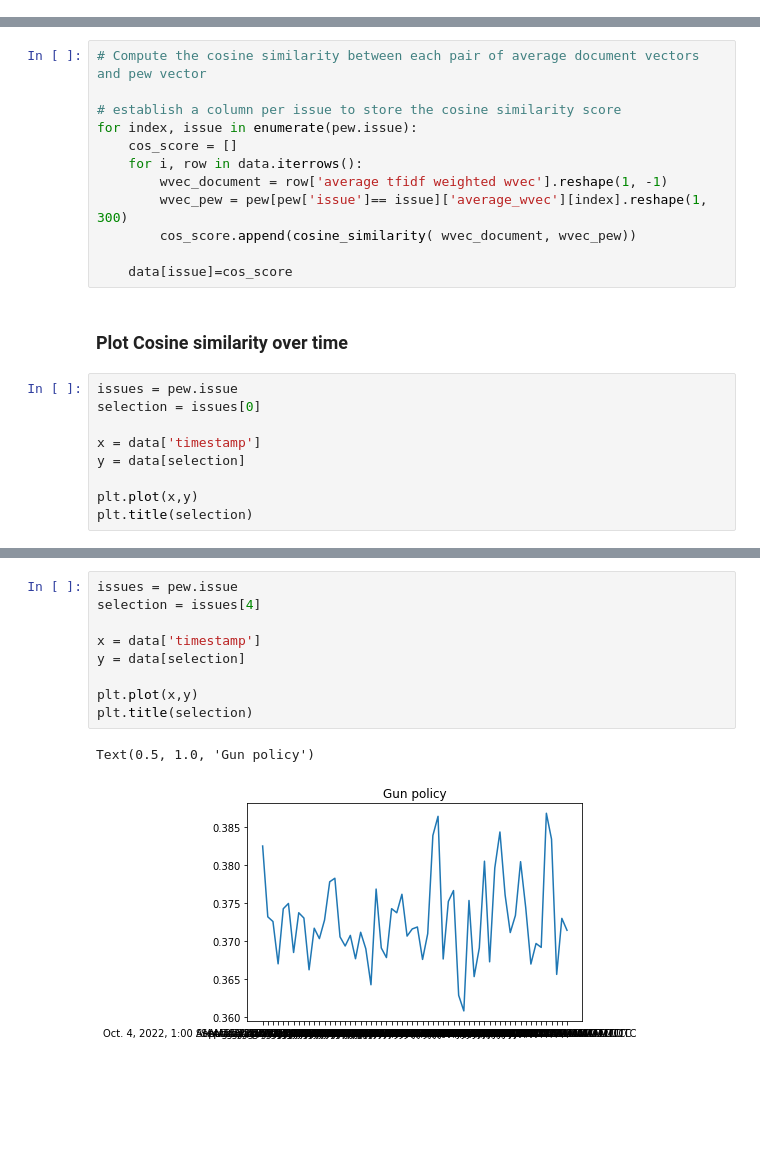
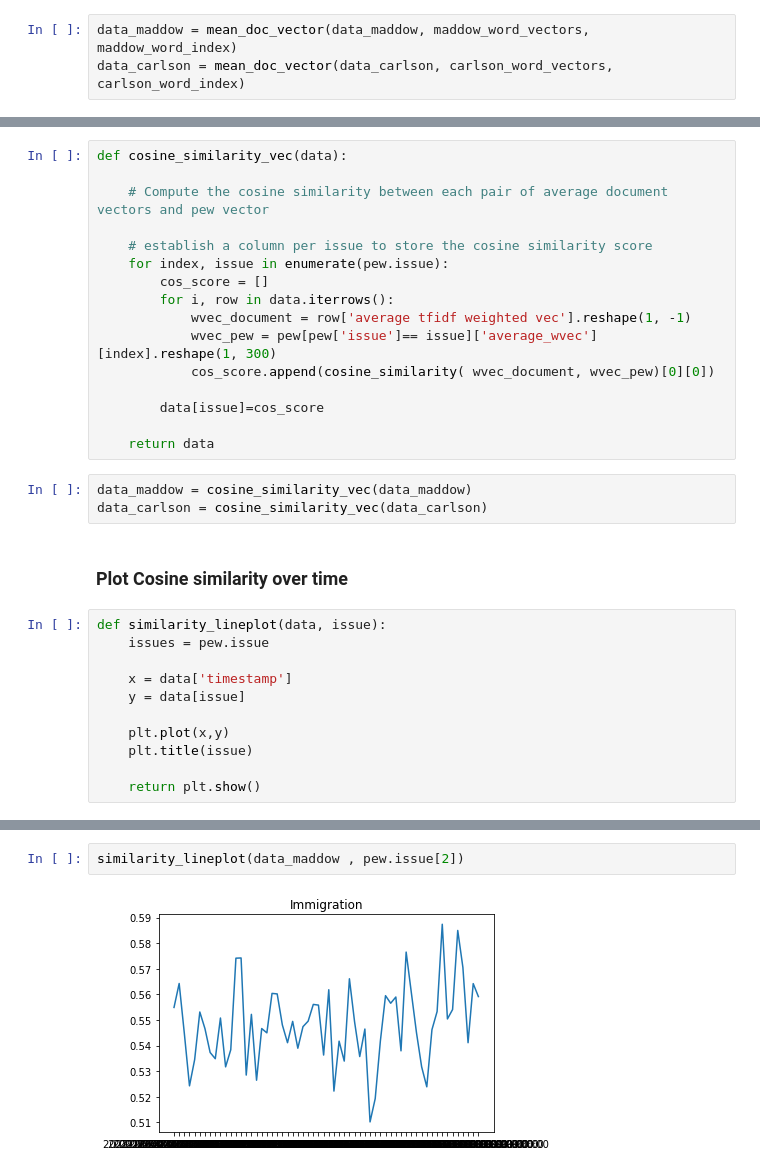
Before and after one commit to rileyschenck/milestoneproject, a Jupyter notebook: GoogleNewsVectors.ipynb, the cells around one changed output, grey strips where cells are left out. Saved outputs shown, nothing was run; the diff lists cells and outputs as text; blank space fills up the shorter version.

```diff
--- a/GoogleNewsVectors.ipynb
+++ b/GoogleNewsVectors.ipynb
@@ -67,3 +87,6 @@ data['average tfidf weighted wvec'] = doc_vector_avg
+# %%
+data_maddow = mean_doc_vector(data_maddow, maddow_word_vectors, maddow_word_index)
+data_carlson = mean_doc_vector(data_carlson, carlson_word_vectors, carlson_word_index)
 # %% [markdown]
 ### Average vector for pew vocabulary
 # %%
@@ -96,25 +119,34 @@ pew.reset_index(inplace = True)
 # %% [markdown]
 ## Similarity
 # %%
-# Compute the cosine similarity between each pair of average document vectors and pew vector
+def cosine_similarity_vec(data):
 
-# establish a column per issue to store the cosine similarity score
-for index, issue in enumerate(pew.issue):
-    cos_score = []
-    for i, row in data.iterrows():
-        wvec_document = row['average tfidf weighted wvec'].reshape(1, -1)
-        wvec_pew = pew[pew['issue']== issue]['average_wvec'][index].reshape(1, 300)
-        cos_score.append(cosine_similarity( wvec_document, wvec_pew))
+    # Compute the cosine similarity between each pair of average document vectors and pew vector
 
-    data[issue]=cos_score
+    # establish a column per issue to store the cosine similarity score
+    for index, issue in enumerate(pew.issue):
+        cos_score = []
+        for i, row in data.iterrows():
+            wvec_document = row['average tfidf weighted vec'].reshape(1, -1)
+            wvec_pew = pew[pew['issue']== issue]['average_wvec'][index].reshape(1, 300)
+            cos_score.append(cosine_similarity( wvec_document, wvec_pew)[0][0])
+
+        data[issue]=cos_score
+
+    return data
+# %%
+data_maddow = cosine_similarity_vec(data_maddow)
+data_carlson = cosine_similarity_vec(data_carlson)
 # %% [markdown]
 ### Plot Cosine similarity over time
 # %%
-issues = pew.issue
-selection = issues[0]
+def similarity_lineplot(data, issue):
+    issues = pew.issue
 
-x = data['timestamp']
-y = data[selection]
+    x = data['timestamp']
+    y = data[issue]
 
-plt.plot(x,y)
-plt.title(selection)
+    plt.plot(x,y)
+    plt.title(issue)
+
+    return plt.show()
@@ -124,12 +153,4 @@ Text(0.5, 1.0, 'Abortion')
-# %%
-issues = pew.issue
-selection = issues[4]
-
-x = data['timestamp']
-y = data[selection]
-
-plt.plot(x,y)
-plt.title(selection)
-# %% [output]
-Text(0.5, 1.0, 'Gun policy')
-[figure, removed]
+# %%
+similarity_lineplot(data_maddow , pew.issue[2])
+# %% [output]
+[figure, added]
```
Also changed, not shown: parts of 18 cells of this notebook.
